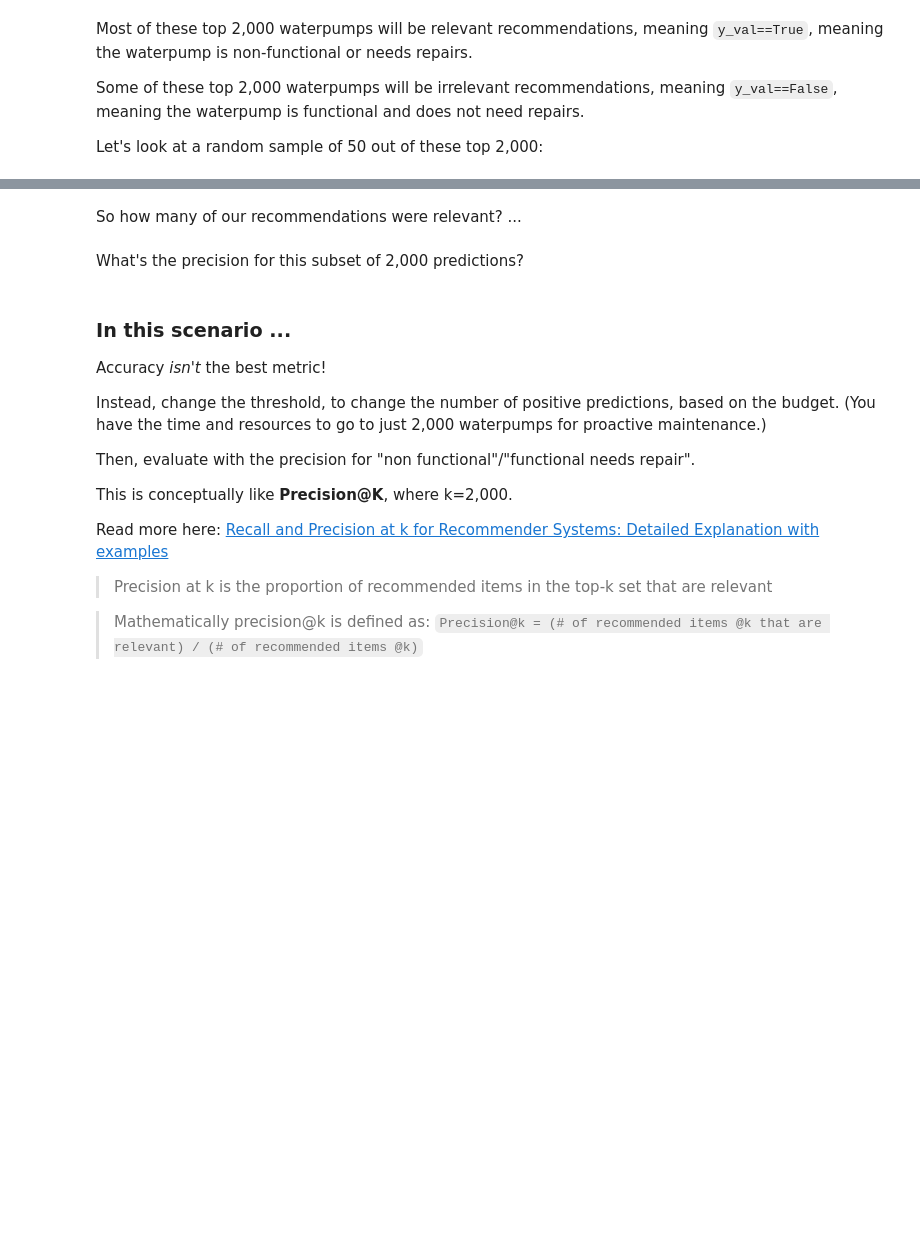
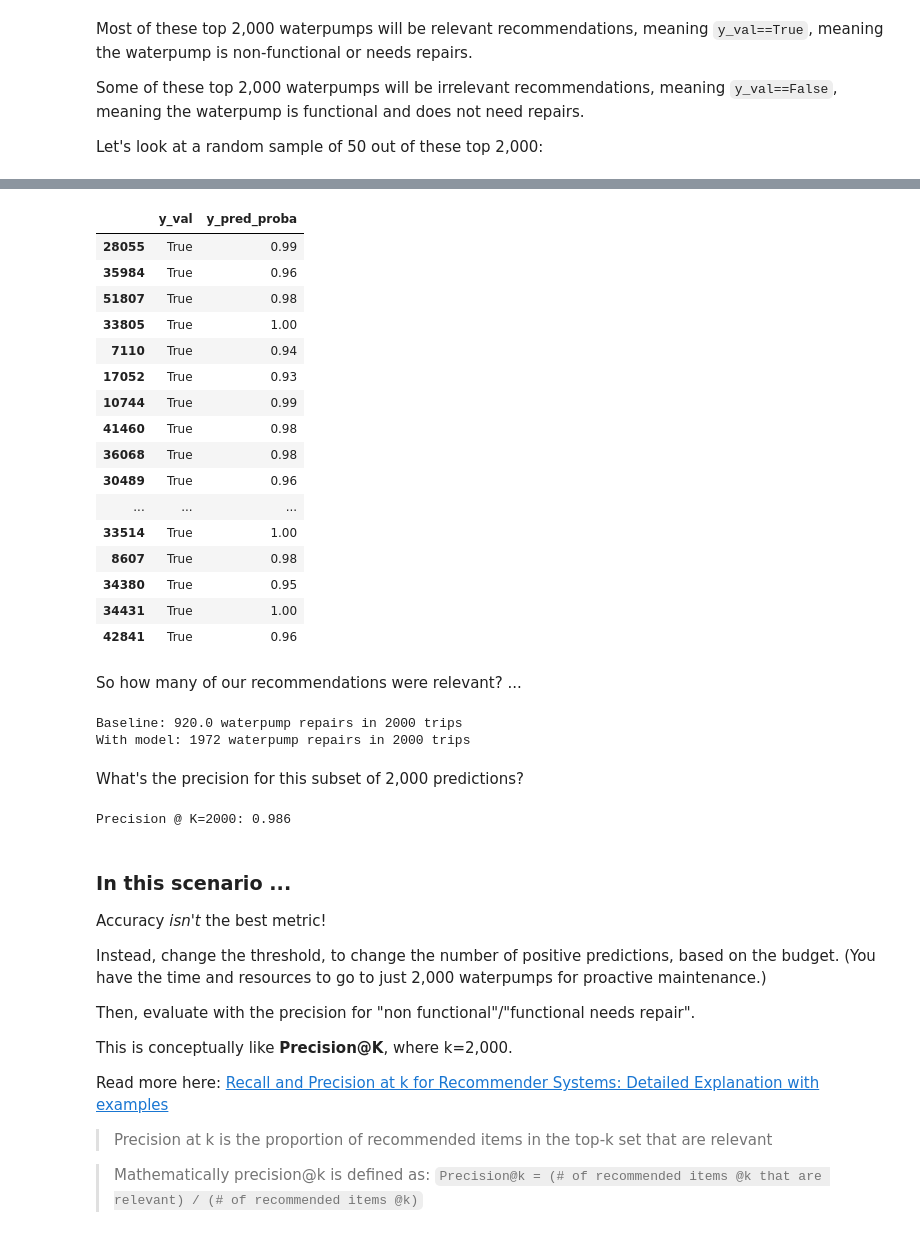
Before and after one commit to lmstephens/DS-Unit-2-Kaggle-Challenge, a Jupyter notebook: module4-classification-metrics/LS_DS_224.ipynb, the cells around one changed output, grey strips where cells are left out. Saved outputs shown, nothing was run; the diff lists cells and outputs as text; code cells hidden in the pictures; blank space fills up the shorter version.

```diff
--- a/module4-classification-metrics/LS_DS_224.ipynb
+++ b/module4-classification-metrics/LS_DS_224.ipynb
@@ -494,3 +494,7 @@ Most of these top 2,000 waterpumps will be relevant recommendations, meaning `y_
 Some of these top 2,000 waterpumps will be irrelevant recommendations, meaning `y_val==False`, meaning the waterpump is functional and does not need repairs.
 
 Let's look at a random sample of 50 out of these top 2,000:
+# %%
+results = pd.DataFrame({'y_val': y_val, 'y_pred_proba': y_pred_proba})
+top2000 = results.sort_values(by='y_pred_proba', ascending=False)[:2000]
+top2000
@@ -497,7 +515,39 @@ Let's look at a random sample of 50 out of these top 2,000:
+# %%
+top2000.sample(n=50)
+# %% [output]
+|  | y_val | y_pred_proba |
+| 28055 | True | 0.99 |
+| 35984 | True | 0.96 |
+| 51807 | True | 0.98 |
+| 33805 | True | 1.00 |
+| 7110 | True | 0.94 |
+| 17052 | True | 0.93 |
+| 10744 | True | 0.99 |
+| 41460 | True | 0.98 |
+| 36068 | True | 0.98 |
+| 30489 | True | 0.96 |
+| ... | ... | ... |
+| 33514 | True | 1.00 |
+| 8607 | True | 0.98 |
+| 34380 | True | 0.95 |
+| 34431 | True | 1.00 |
+| 42841 | True | 0.96 |
 # %% [markdown]
 So how many of our recommendations were relevant? ...
+# %%
+n_trips = 2000
+print(f'Baseline: {n_trips*0.46} waterpump repairs in {n_trips} trips')
+print(f"With model: {top2000['y_val'].sum()} waterpump repairs in {n_trips} trips")
+# %% [output]
+Baseline: 920.0 waterpump repairs in 2000 trips
+With model: 1972 waterpump repairs in 2000 trips
 # %% [markdown]
 What's the precision for this subset of 2,000 predictions?
+# %%
+precision_at_K = top2000['y_val'].sum()/n_trips
+print(f'Precision @ K=2000: {precision_at_K}')
+# %% [output]
+Precision @ K=2000: 0.986
 # %% [markdown]
 ### In this scenario ...
 
```
Also changed, not shown: parts of 1 cell of this notebook.
